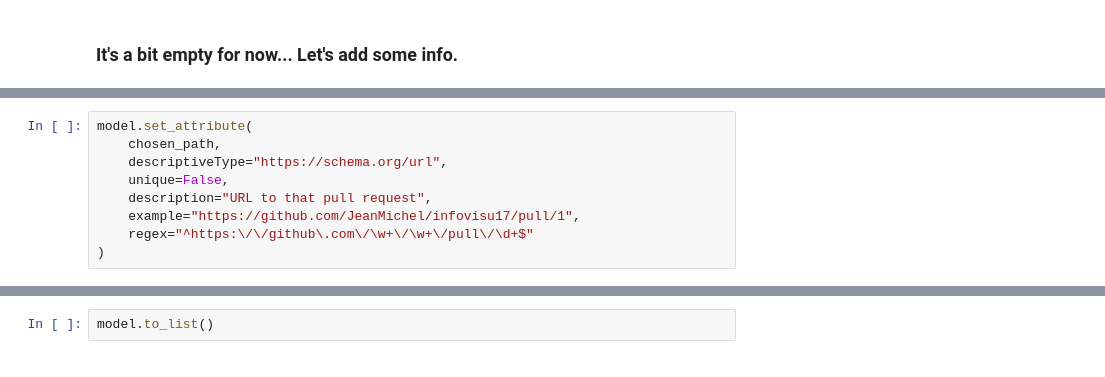
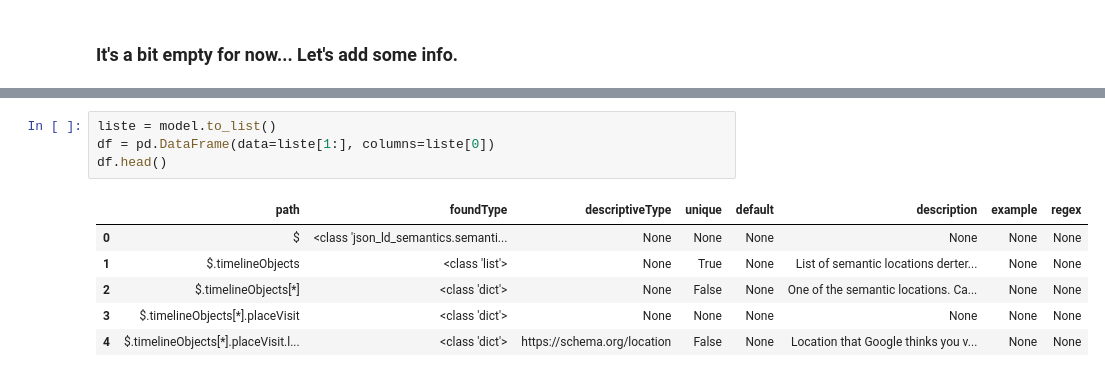
Before and after one commit to hestiaAI/Argonodes, a Jupyter notebook: examples/notebook/Example.ipynb, the cells around one changed output, grey strips where cells are left out. Cells and saved outputs as stored; diff of their text form.

```diff
--- a/examples/notebook/Example.ipynb
+++ b/examples/notebook/Example.ipynb
@@ -151,9 +176,0 @@ model.find_info(chosen_path)
-# %%
-model.set_attribute(
-    chosen_path,
-    descriptiveType="https://schema.org/url",
-    unique=False,
-    description="URL to that pull request",
-    example="https://github.com/JeanMichel/infovisu17/pull/1",
-    regex="^https:\/\/github\.com\/\w+\/\w+\/pull\/\d+$"
-)
@@ -162,2 +202,11 @@ model.find_info(chosen_path)
 # %%
-model.to_list()
+liste = model.to_list()
+df = pd.DataFrame(data=liste[1:], columns=liste[0])
+df.head()
+# %% [output]
+|  | path | foundType | descriptiveType | unique | default | description | example | regex |
+| 0 | $ | <class 'json_ld_semantics.semanti... | None | None | None | None | None | None |
+| 1 | $.timelineObjects | <class 'list'> | None | True | None | List of semantic locations derter... | None | None |
+| 2 | $.timelineObjects[*] | <class 'dict'> | None | False | None | One of the semantic locations. Ca... | None | None |
+| 3 | $.timelineObjects[*].placeVisit | <class 'dict'> | None | None | None | None | None | None |
+| 4 | $.timelineObjects[*].placeVisit.l... | <class 'dict'> | https://schema.org/location | False | None | Location that Google thinks you v... | None | None |
```
Also changed, not shown: parts of 11 cells of this notebook, 4 other files.
